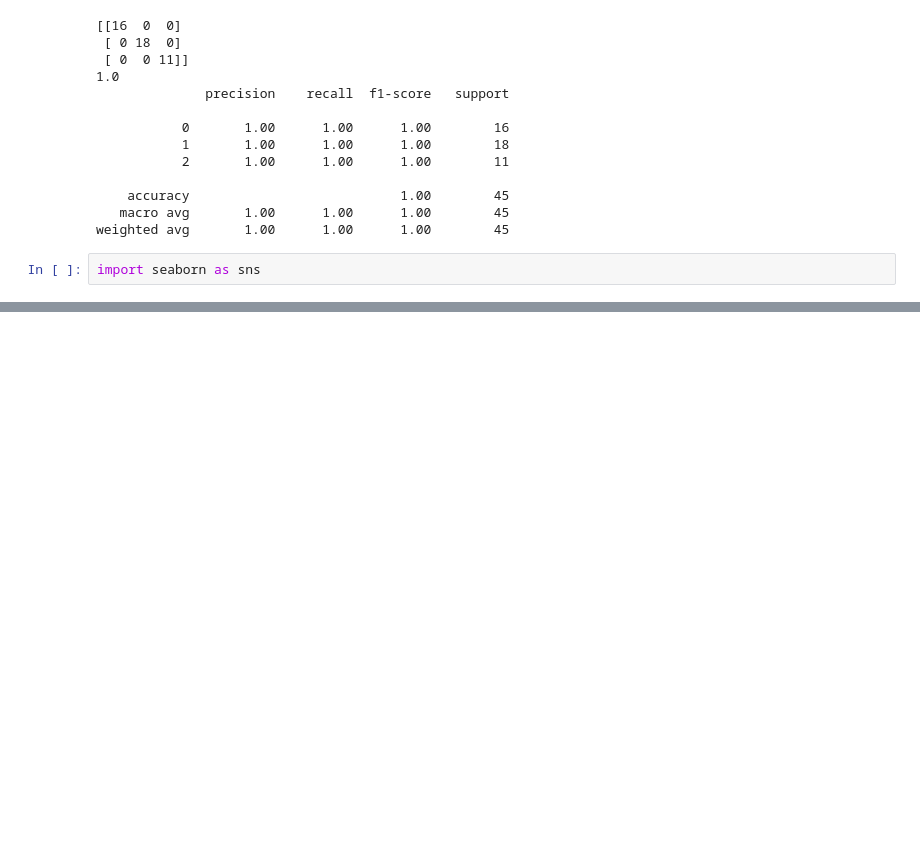
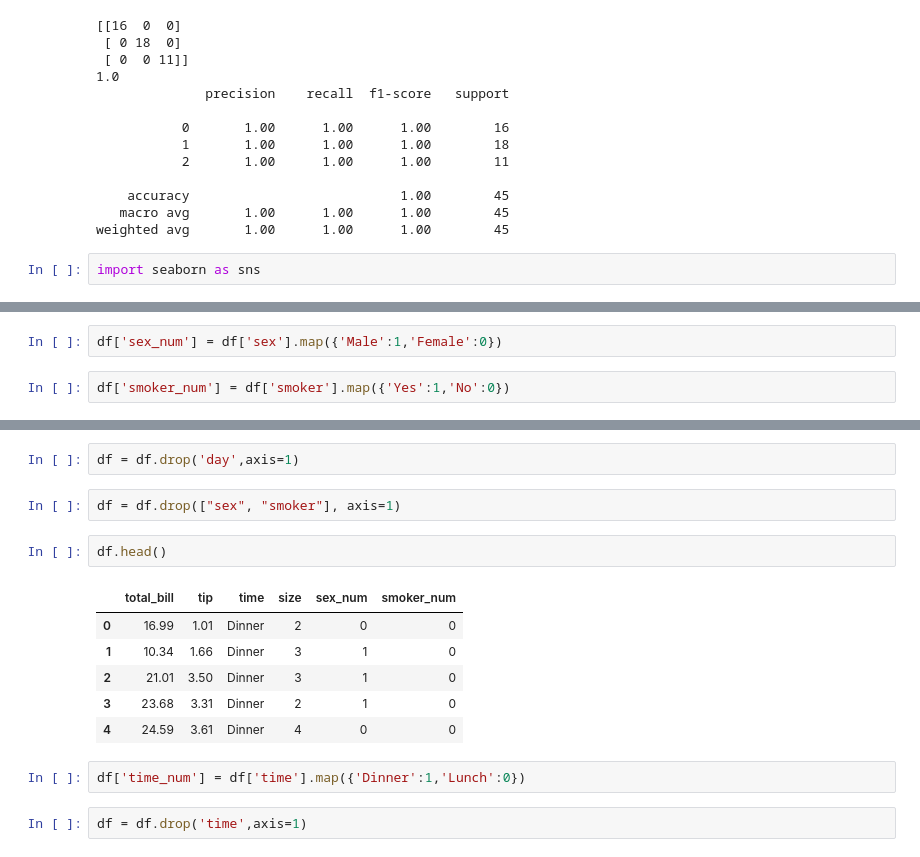
Before and after one commit to devsar27/NUMPY-YT, a Jupyter notebook: ML/Naive Bayes/3.0-Naive+Bayes+Implementation.ipynb, the cells around one changed output, grey strips where cells are left out. Cells and saved outputs as stored; diff of their text form; blank space fills up the shorter version.

```diff
--- a/ML/Naive Bayes/3.0-Naive+Bayes+Implementation.ipynb
+++ b/ML/Naive Bayes/3.0-Naive+Bayes+Implementation.ipynb
@@ -88,0 +120,4 @@ sns.load_dataset('tips')
+# %%
+df['sex_num'] = df['sex'].map({'Male':1,'Female':0})
+# %%
+df['smoker_num'] = df['smoker'].map({'Yes':1,'No':0})
@@ -88,0 +137,17 @@ sns.load_dataset('tips')
+# %%
+df = df.drop('day',axis=1)
+# %%
+df = df.drop(["sex", "smoker"], axis=1)
+# %%
+df.head()
+# %% [output]
+|  | total_bill | tip | time | size | sex_num | smoker_num |
+| 0 | 16.99 | 1.01 | Dinner | 2 | 0 | 0 |
+| 1 | 10.34 | 1.66 | Dinner | 3 | 1 | 0 |
+| 2 | 21.01 | 3.50 | Dinner | 3 | 1 | 0 |
+| 3 | 23.68 | 3.31 | Dinner | 2 | 1 | 0 |
+| 4 | 24.59 | 3.61 | Dinner | 4 | 0 | 0 |
+# %%
+df['time_num'] = df['time'].map({'Dinner':1,'Lunch':0})
+# %%
+df = df.drop('time',axis=1)
```
Also changed, not shown: parts of 11 cells of this notebook.
